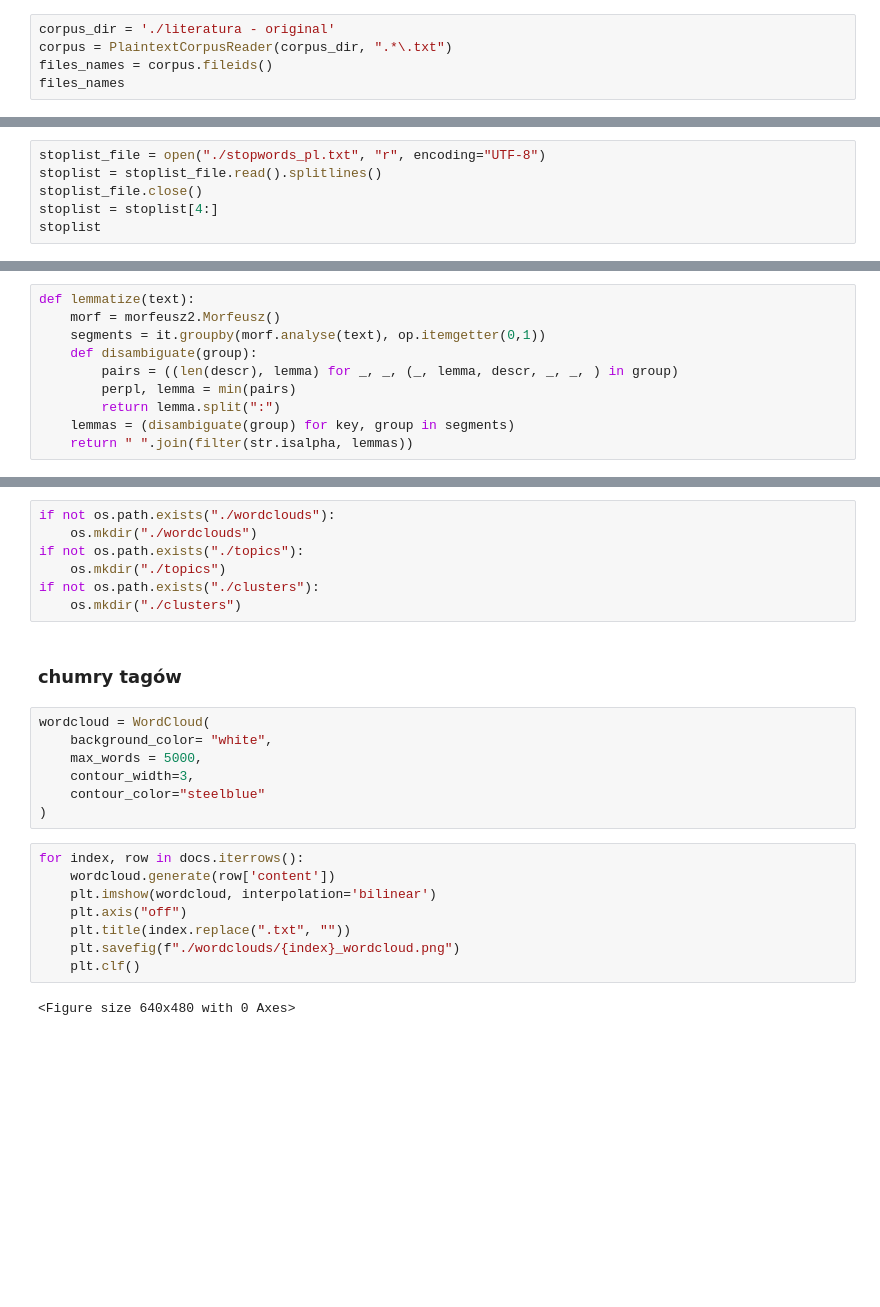
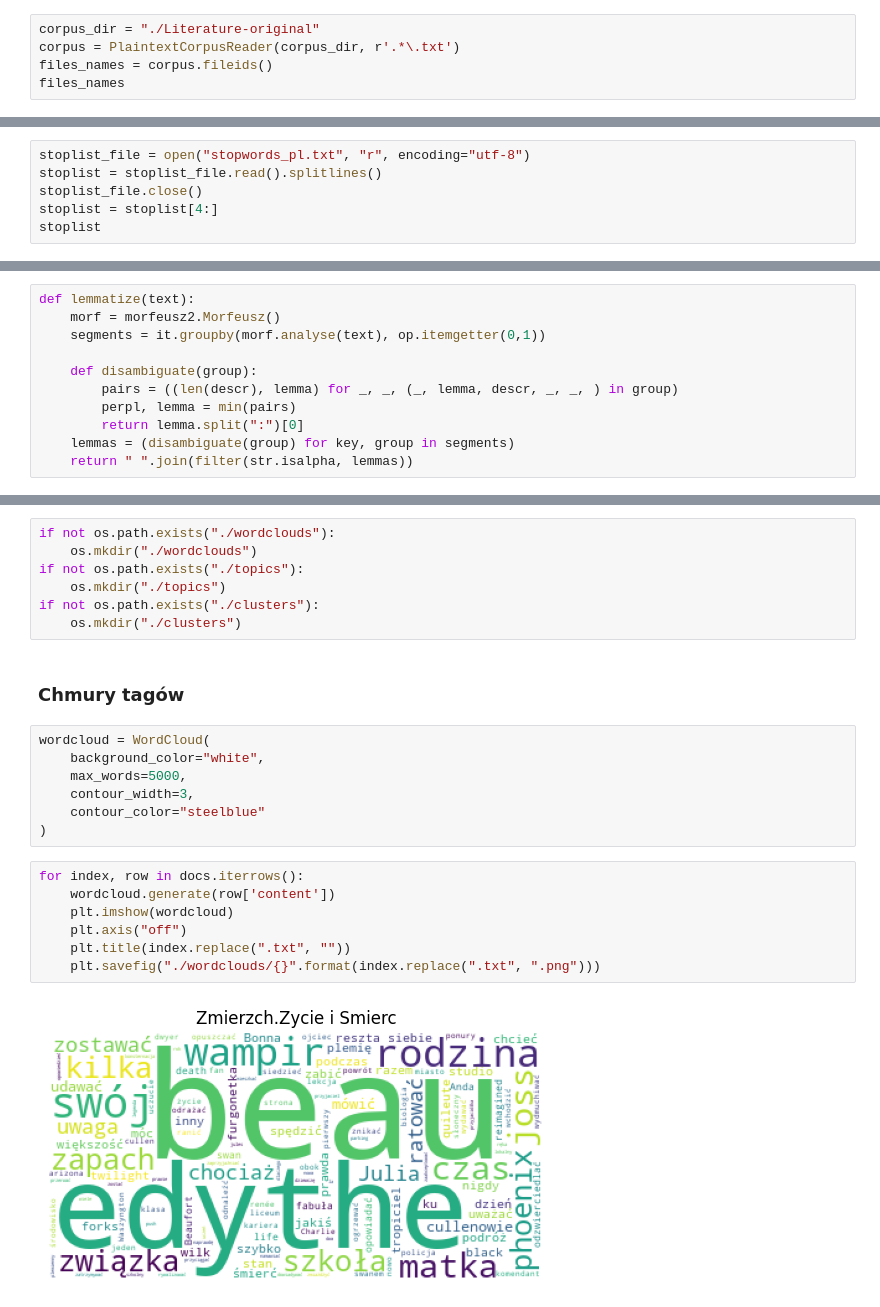
Before and after one commit to Hezatamalegesh/AnalizyTekstu, a Jupyter notebook: text_mining.ipynb, the cells around one changed output, grey strips where cells are left out. Cells and saved outputs as stored; diff of their text form; blank space fills up the shorter version.

```diff
--- a/text_mining.ipynb
+++ b/text_mining.ipynb
@@ -22,8 +30,8 @@ from sklearn.feature_extraction.text import CountVectorizer, TfidfVectorizer
 # %% [markdown]
 ### Korpus dokumentów
 # %%
-corpus_dir = './literatura - original'
-corpus = PlaintextCorpusReader(corpus_dir, ".*\.txt")
+corpus_dir = "./Literature-original"
+corpus = PlaintextCorpusReader(corpus_dir, r'.*\.txt')
 files_names = corpus.fileids()
 files_names
 # %% [output]
@@ -57,5 +83,5 @@ print(json.dumps(documents, indent=4, ensure_ascii=False))
 # %%
-stoplist_file = open("./stopwords_pl.txt", "r", encoding="UTF-8")
+stoplist_file = open("stopwords_pl.txt", "r", encoding="utf-8")
 stoplist = stoplist_file.read().splitlines()
 stoplist_file.close()
 stoplist = stoplist[4:]
@@ -64,10 +108,11 @@ stoplist
 def lemmatize(text):
     morf = morfeusz2.Morfeusz()
     segments = it.groupby(morf.analyse(text), op.itemgetter(0,1))
+
     def disambiguate(group):
         pairs = ((len(descr), lemma) for _, _, (_, lemma, descr, _, _, ) in group)
         perpl, lemma = min(pairs)
-        return lemma.split(":")
+        return lemma.split(":")[0]
     lemmas = (disambiguate(group) for key, group in segments)
     return " ".join(filter(str.isalpha, lemmas))
 # %%
@@ -127,21 +204,20 @@ if not os.path.exists("./topics"):
 if not os.path.exists("./clusters"):
     os.mkdir("./clusters")
 # %% [markdown]
-### chumry tagów
+### Chmury tagów
 # %%
 wordcloud = WordCloud(
-    background_color= "white",
-    max_words = 5000,
+    background_color="white",
+    max_words=5000,
     contour_width=3,
     contour_color="steelblue"
 )
 # %%
 for index, row in docs.iterrows():
     wordcloud.generate(row['content'])
-    plt.imshow(wordcloud, interpolation='bilinear')
+    plt.imshow(wordcloud)
     plt.axis("off")
     plt.title(index.replace(".txt", ""))
-    plt.savefig(f"./wordclouds/{index}_wordcloud.png")
-    plt.clf()
+    plt.savefig("./wordclouds/{}".format(index.replace(".txt", ".png")))
 # %% [output]
-<Figure size 640x480 with 0 Axes>
+[figure, added]
```
Also changed, not shown: parts of 18 cells of this notebook, 1 other file.
